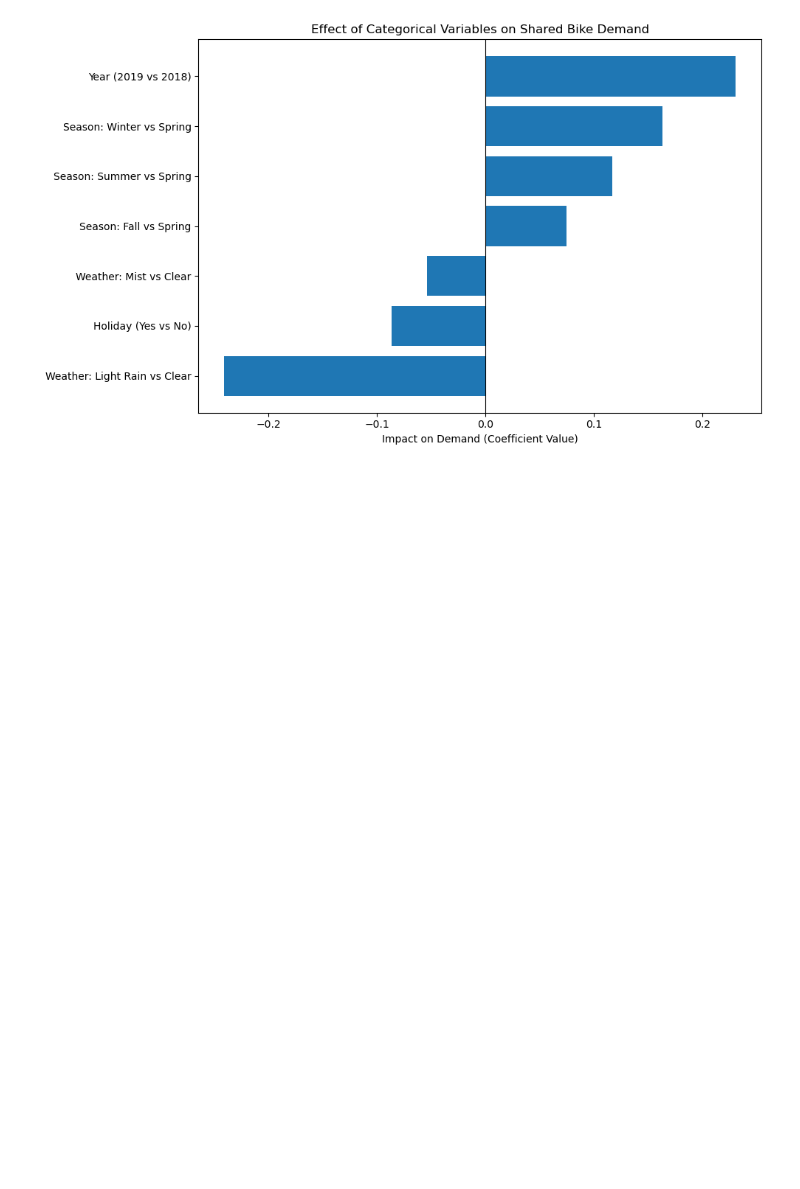
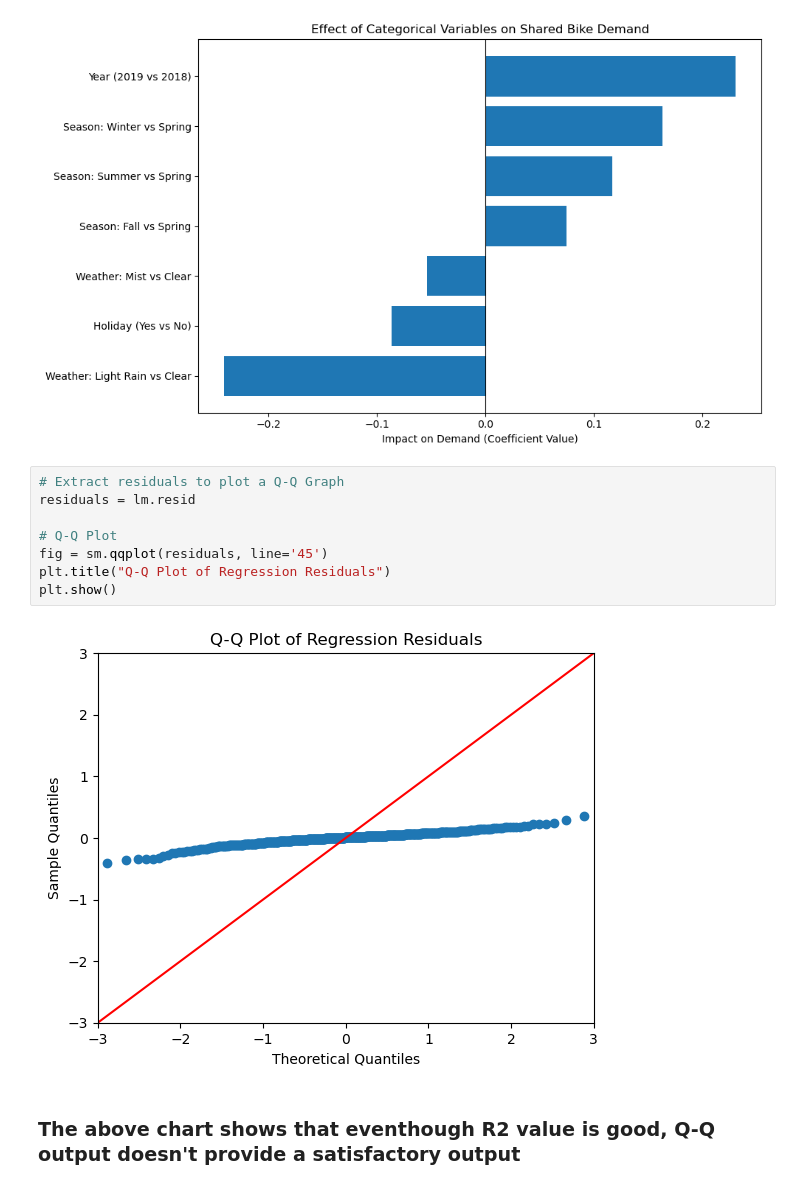
Before and after one commit to prasanth23590/Linear-Regression-Assignment, a Jupyter notebook: Assignment_PP.ipynb, the cells around one changed output. Cells and saved outputs as stored; diff of their text form; blank space fills up the shorter version.

```diff
--- a/Assignment_PP.ipynb
+++ b/Assignment_PP.ipynb
@@ -415,3 +416,15 @@ plt.tight_layout()
 plt.show()
 # %% [output]
 [figure]
+# %%
+# Extract residuals to plot a Q-Q Graph
+residuals = lm.resid
+
+# Q-Q Plot
+fig = sm.qqplot(residuals, line='45')
+plt.title("Q-Q Plot of Regression Residuals")
+plt.show()
+# %% [output]
+[figure, added]
+# %% [markdown]
+### The above chart shows that eventhough R2 value is good, Q-Q output doesn't provide a satisfactory output
```
Also changed, not shown: parts of 6 cells of this notebook, 2 other files.
